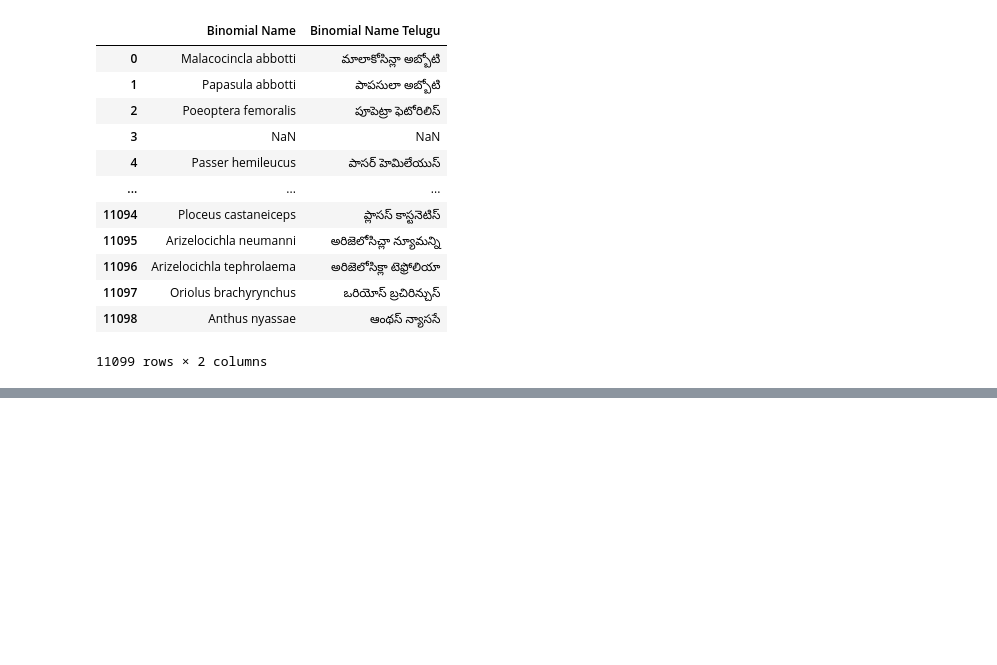
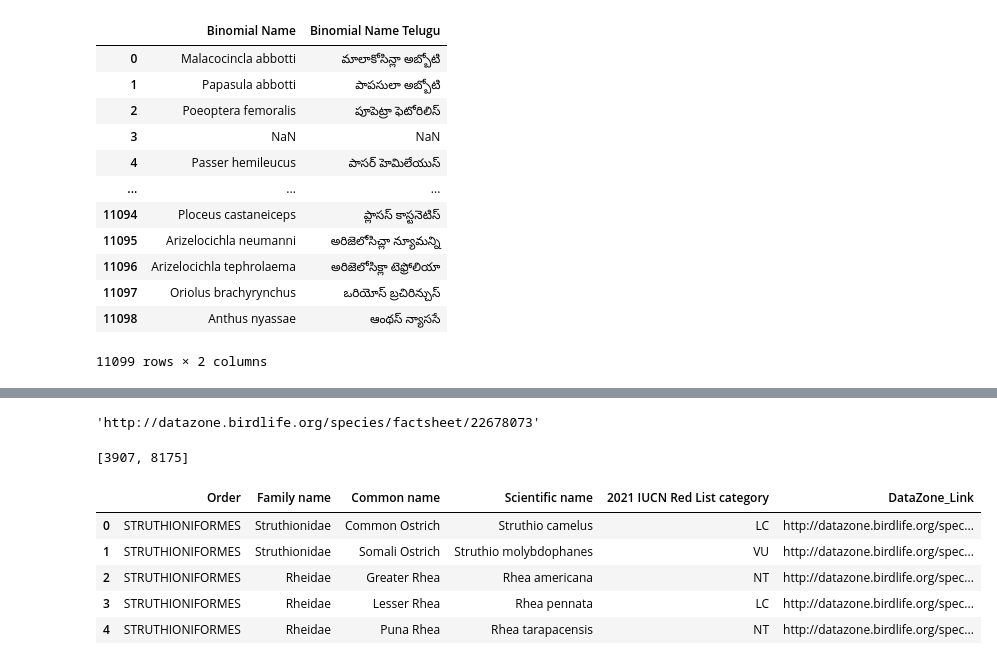
Before and after one commit to Mahanth-Maha/birds, a Jupyter notebook: Telugu_trans/deeptranslit.ipynb, the cells around one changed output, grey strips where cells are left out. Saved outputs shown, nothing was run; the diff lists cells and outputs as text; code cells hidden in the pictures; blank space fills up the shorter version.

```diff
--- a/Telugu_trans/deeptranslit.ipynb
+++ b/Telugu_trans/deeptranslit.ipynb
@@ -334,0 +369,4 @@ data.to_excel('data_v5_habitat_anuvaad.xlsx')
+# %%
+import pandas as pd
+dz = pd.read_excel("../assets/DataZone/HBW-BirdLife_List_of_Birds_v6.xlsx")
+dz.head(5)
@@ -334,0 +380,5 @@ data.to_excel('data_v5_habitat_anuvaad.xlsx')
+# %%
+import openpyxl
+
+wb = openpyxl.load_workbook('../assets/DataZone/HBW-BirdLife_List_of_Birds_v6.xlsx')
+ws = wb['BirdLife_Checklist_v.6']
@@ -334,0 +390,3 @@ data.to_excel('data_v5_habitat_anuvaad.xlsx')
+# %%
+import numpy as np
+dz['DataZone_Link'] =np.nan
@@ -334,0 +405,22 @@ data.to_excel('data_v5_habitat_anuvaad.xlsx')
+# %%
+ws.cell(row=4, column=4).hyperlink.target
+# %% [output]
+'http://datazone.birdlife.org/species/factsheet/22678073'
+# %%
+from tqdm import tqdm
+fail = []
+for i in tqdm(range(2,11164)):
+    try:
+        dz.loc[i-2,'DataZone_Link'] = ws.cell(row=i, column=4).hyperlink.target
+    except Exception:
+        fail.append(i)
+print(fail)
+dz.head(5)
+# %% [output]
+[3907, 8175]
+|  | Order | Family name | Common name | Scientific name | 2021 IUCN Red List category | DataZone_Link |
+| 0 | STRUTHIONIFORMES | Struthionidae | Common Ostrich | Struthio camelus | LC | http://datazone.birdlife.org/spec... |
+| 1 | STRUTHIONIFORMES | Struthionidae | Somali Ostrich | Struthio molybdophanes | VU | http://datazone.birdlife.org/spec... |
+| 2 | STRUTHIONIFORMES | Rheidae | Greater Rhea | Rhea americana | NT | http://datazone.birdlife.org/spec... |
+| 3 | STRUTHIONIFORMES | Rheidae | Lesser Rhea | Rhea pennata | LC | http://datazone.birdlife.org/spec... |
+| 4 | STRUTHIONIFORMES | Rheidae | Puna Rhea | Rhea tarapacensis | NT | http://datazone.birdlife.org/spec... |
```
Also changed, not shown: parts of 9 cells of this notebook, 3 other files.
